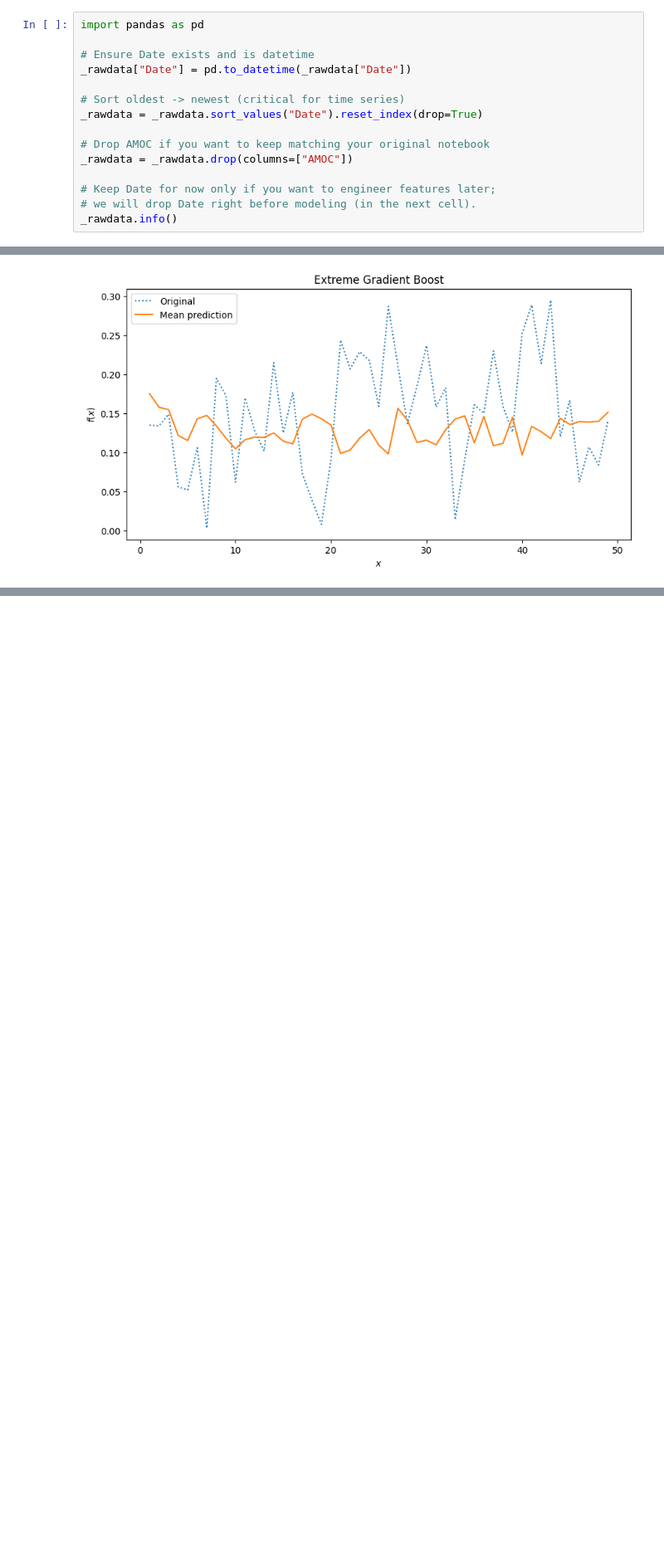
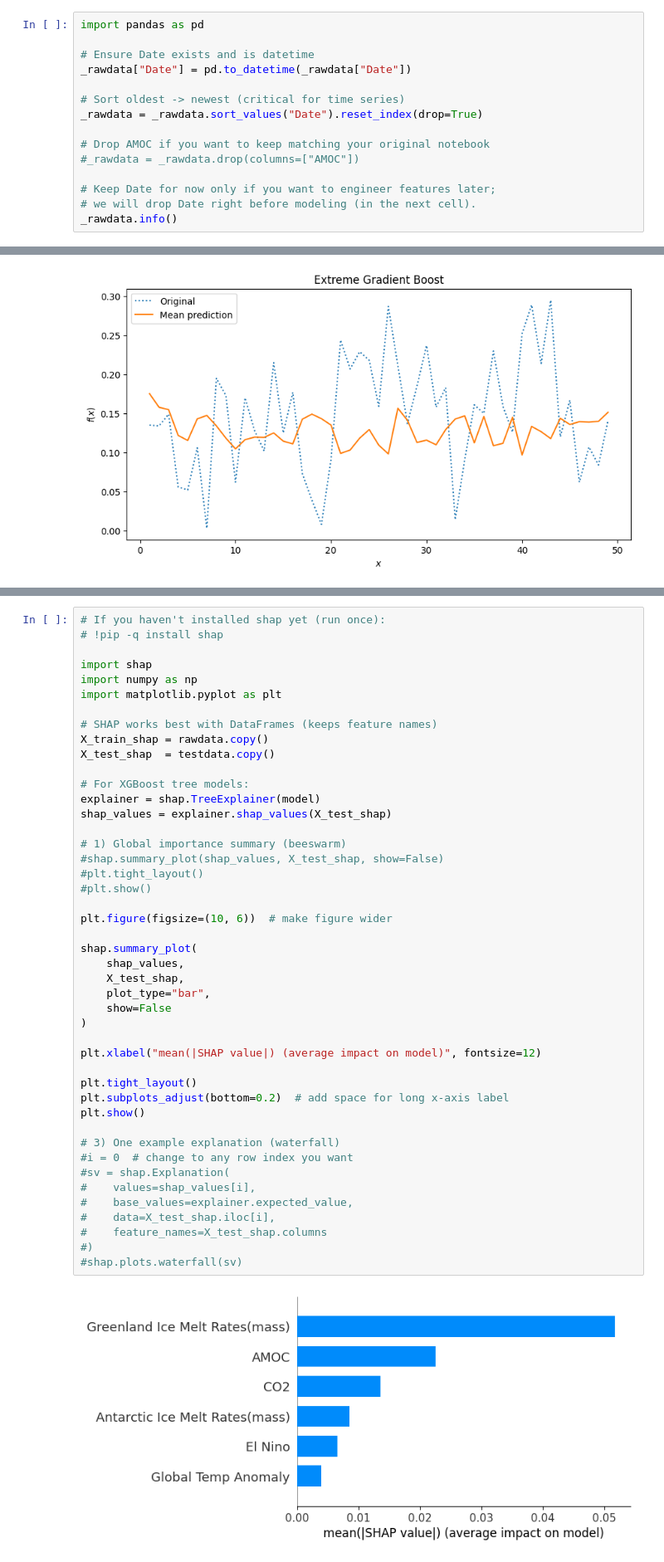
Before and after one commit to ellenyifang2011/sea_level, a Jupyter notebook: src/xg_hyperparameter.ipynb, the cells around one changed output, grey strips where cells are left out. Shown at 83% size. Saved outputs shown, nothing was run; the diff lists cells and outputs as text; blank space fills up the shorter version.

```diff
--- a/src/xg_hyperparameter.ipynb
+++ b/src/xg_hyperparameter.ipynb
@@ -70,7 +70,7 @@ _rawdata["Date"] = pd.to_datetime(_rawdata["Date"])
 _rawdata = _rawdata.sort_values("Date").reset_index(drop=True)
 
 # Drop AMOC if you want to keep matching your original notebook
-_rawdata = _rawdata.drop(columns=["AMOC"])
+#_rawdata = _rawdata.drop(columns=["AMOC"])
 
 # Keep Date for now only if you want to engineer features later;
 # we will drop Date right before modeling (in the next cell).
@@ -260,5 +261,52 @@ shap.plots.waterfall(sv)
 [figure]
 [figure]
+# %%
+# If you haven't installed shap yet (run once):
+# !pip -q install shap
+
+import shap
+import numpy as np
+import matplotlib.pyplot as plt
+
+# SHAP works best with DataFrames (keeps feature names)
+X_train_shap = rawdata.copy()
+X_test_shap  = testdata.copy()
+
+# For XGBoost tree models:
+explainer = shap.TreeExplainer(model)
+shap_values = explainer.shap_values(X_test_shap)
+
+# 1) Global importance summary (beeswarm)
+#shap.summary_plot(shap_values, X_test_shap, show=False)
+#plt.tight_layout()
+#plt.show()
+
+plt.figure(figsize=(10, 6))  # make figure wider
+
+shap.summary_plot(
+    shap_values,
+    X_test_shap,
+    plot_type="bar",
+    show=False
+)
+
+plt.xlabel("mean(|SHAP value|) (average impact on model)", fontsize=12)
+
+plt.tight_layout()
+plt.subplots_adjust(bottom=0.2)  # add space for long x-axis label
+plt.show()
+
+# 3) One example explanation (waterfall)
+#i = 0  # change to any row index you want
+#sv = shap.Explanation(
+#    values=shap_values[i],
+#    base_values=explainer.expected_value,
+#    data=X_test_shap.iloc[i],
+#    feature_names=X_test_shap.columns
+#)
+#shap.plots.waterfall(sv)
+# %% [output]
+[figure, added]
 # %%
 import pandas as pd
 
```
Also changed, not shown: parts of 5 cells of this notebook.
